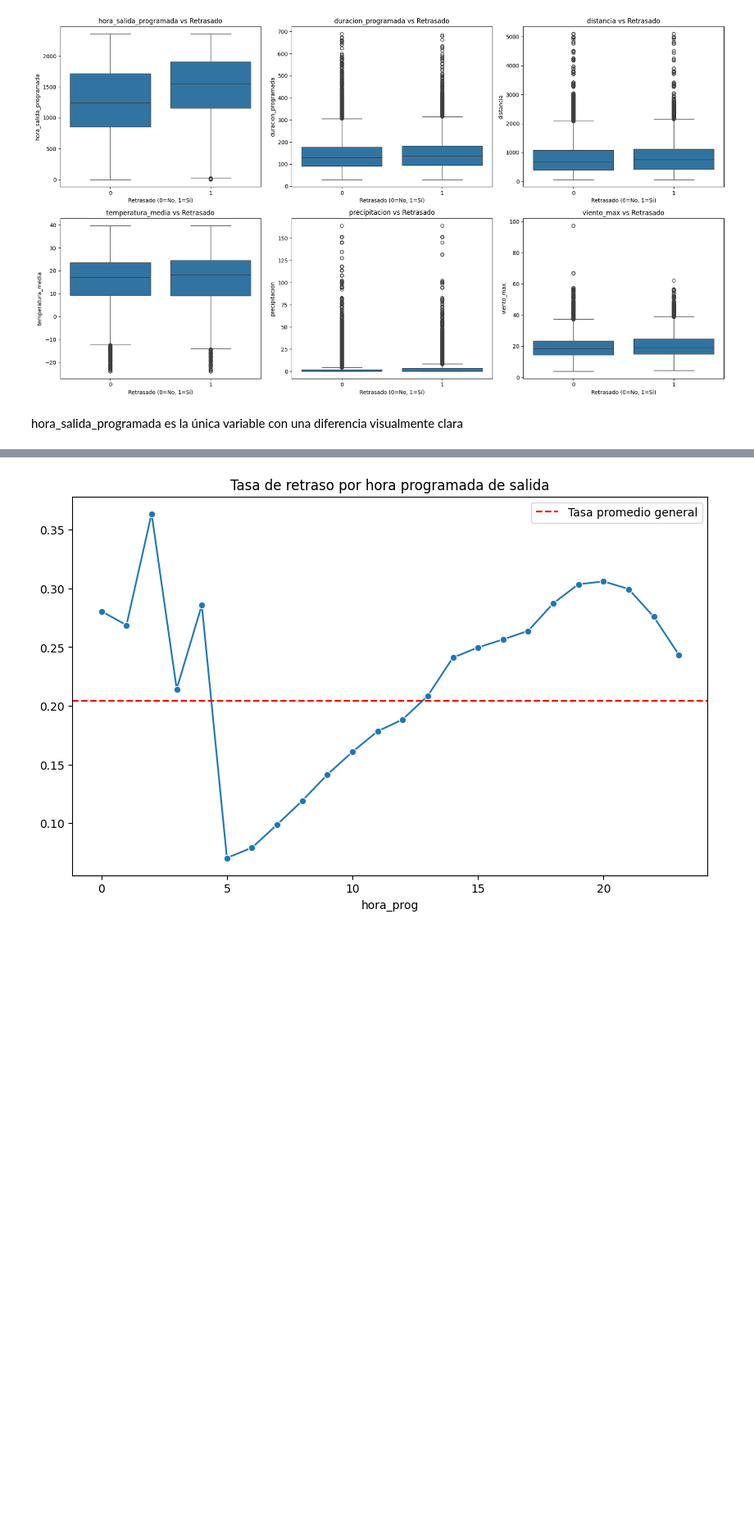
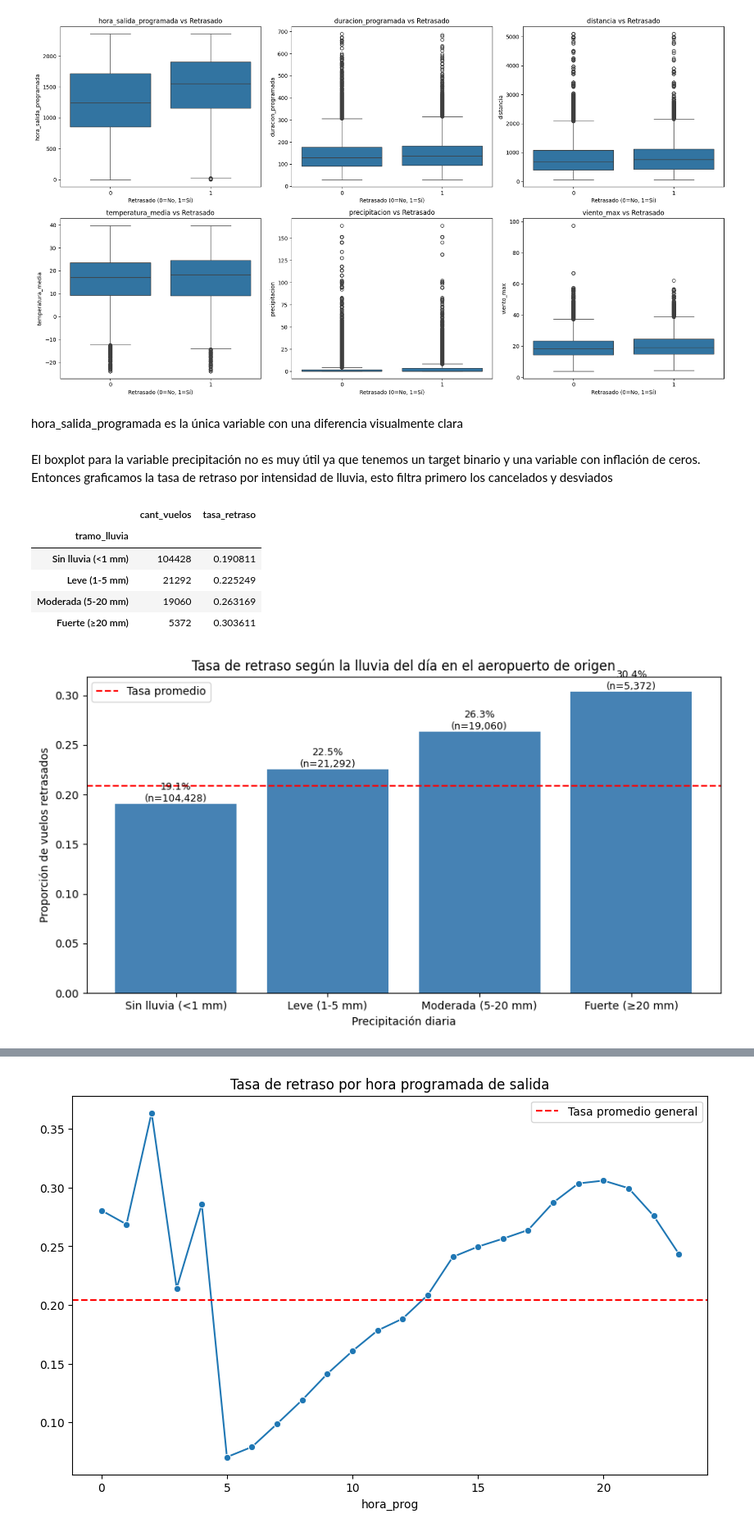
Before and after one commit to Guadacarro/TP_IA, a Jupyter notebook: tp.ipynb, the cells around one changed output, grey strips where cells are left out. Shown at 82% size. Saved outputs shown, nothing was run; the diff lists cells and outputs as text; code cells hidden in the pictures; blank space fills up the shorter version.

Commit message:
avances de EDA: outliers de precipitación por tramos

```diff
--- a/tp.ipynb
+++ b/tp.ipynb
@@ -355,3 +407,10 @@ columnas_frame
 | 27 |  | viento_max |
 # %% [markdown]
 #### Análisis Outliers
+# %%
+# Excluimos columnas que no corresponden en el análisis de outliers por ser binarias o identificadores
+columnas_excluidas = ['retrasado', 'cancelado', 'desviado', 'numero_vuelo', 'codigo_dot']
+num_cols = [col for col in numerical_columns if col not in columnas_excluidas]
+
+print(f"Columnas numéricas para el análisis de outliers ({len(num_cols)}):")
+print(num_cols)
@@ -358,7 +420,7 @@ columnas_frame
 # %%
 # Detección de outliers por el método IQR
 resultados = []
-for col in numerical_columns:
+for col in num_cols:
     Q1 = df_2022[col].quantile(0.25)
     Q3 = df_2022[col].quantile(0.75)
     IQR = Q3 - Q1
@@ -376,6 +438,6 @@ outliers_resumen = (pd.DataFrame(resultados)
                       .sort_values('cant_outliers', ascending=False)
                       .reset_index(drop=True))
 
-print(f"{len(outliers_resumen)} de {len(numerical_columns)} variables numéricas tienen outliers:\n")
+print(f"{len(outliers_resumen)} de {len(num_cols)} variables numéricas tienen outliers:\n")
 print(outliers_resumen.to_string(index=False))
 # %% [output]
@@ -420,12 +510,12 @@ No se detecta una relación lineal fuerte entre vuelos retrasados y lluvia
 #### Distribuciones de las variables numéricas
 # %%
 n_cols = 4
-n_rows = (len(numerical_columns) + n_cols - 1) // n_cols
+n_rows = (len(num_cols) + n_cols - 1) // n_cols
 
 fig, axes = plt.subplots(n_rows, n_cols, figsize=(20, n_rows * 3.5))
 axes = axes.flatten()
 
-for i, col in enumerate(numerical_columns):
+for i, col in enumerate(num_cols):
     sns.histplot(df_2022[col], kde=True, bins=30, ax=axes[i])
     axes[i].set_title(col, fontsize=10)
     axes[i].set_xlabel('')
@@ -833,5 +941,40 @@ plt.tight_layout()
 plt.show()
 # %% [output]
 [figure]
-# %% [markdown]
-hora_salida_programada es la única variable con una diferencia visualmente clara
+# %% [markdown]
+hora_salida_programada es la única variable con una diferencia visualmente clara
+# %% [markdown]
+El boxplot para la variable precipitación no es muy útil ya que tenemos un target binario y una variable con inflación de ceros. Entonces graficamos la tasa de retraso por intensidad de lluvia, esto filtra primero los cancelados y desviados
+# %%
+vuelos_operados = df_2022[(df_2022['cancelado'] == 0) & (df_2022['desviado'] == 0)].copy()
+
+tramos = [0, 1, 5, 20, np.inf]
+etiquetas = ['Sin lluvia (<1 mm)', 'Leve (1-5 mm)', 'Moderada (5-20 mm)', 'Fuerte (≥20 mm)']
+vuelos_operados['tramo_lluvia'] = pd.cut(vuelos_operados['precipitacion'], bins=tramos,
+                                         labels=etiquetas, right=False)
+
+resumen_lluvia = vuelos_operados.groupby('tramo_lluvia', observed=True).agg(
+    cant_vuelos=('retrasado', 'size'),
+    tasa_retraso=('retrasado', 'mean')
+)
+display(resumen_lluvia)
+
+fig, ax = plt.subplots(figsize=(9, 5))
+ax.bar(resumen_lluvia.index.astype(str), resumen_lluvia['tasa_retraso'], color='steelblue')
+ax.axhline(vuelos_operados['retrasado'].mean(), color='red', linestyle='--', label='Tasa promedio')
+for i, (tasa, n) in enumerate(zip(resumen_lluvia['tasa_retraso'], resumen_lluvia['cant_vuelos'])):
+    ax.annotate(f'{tasa:.1%}\n(n={n:,})', (i, tasa), ha='center', va='bottom', fontsize=9)
+ax.set_title('Tasa de retraso según la lluvia del día en el aeropuerto de origen')
+ax.set_ylabel('Proporción de vuelos retrasados')
+ax.set_xlabel('Precipitación diaria')
+ax.legend()
+plt.tight_layout()
+plt.show()
+# %% [output]
+|  | cant_vuelos | tasa_retraso |
+| tramo_lluvia |  |  |
+| Sin lluvia (<1 mm) | 104428 | 0.190811 |
+| Leve (1-5 mm) | 21292 | 0.225249 |
+| Moderada (5-20 mm) | 19060 | 0.263169 |
+| Fuerte (≥20 mm) | 5372 | 0.303611 |
+[figure, added]
```
Also changed, not shown: parts of 26 cells of this notebook.
